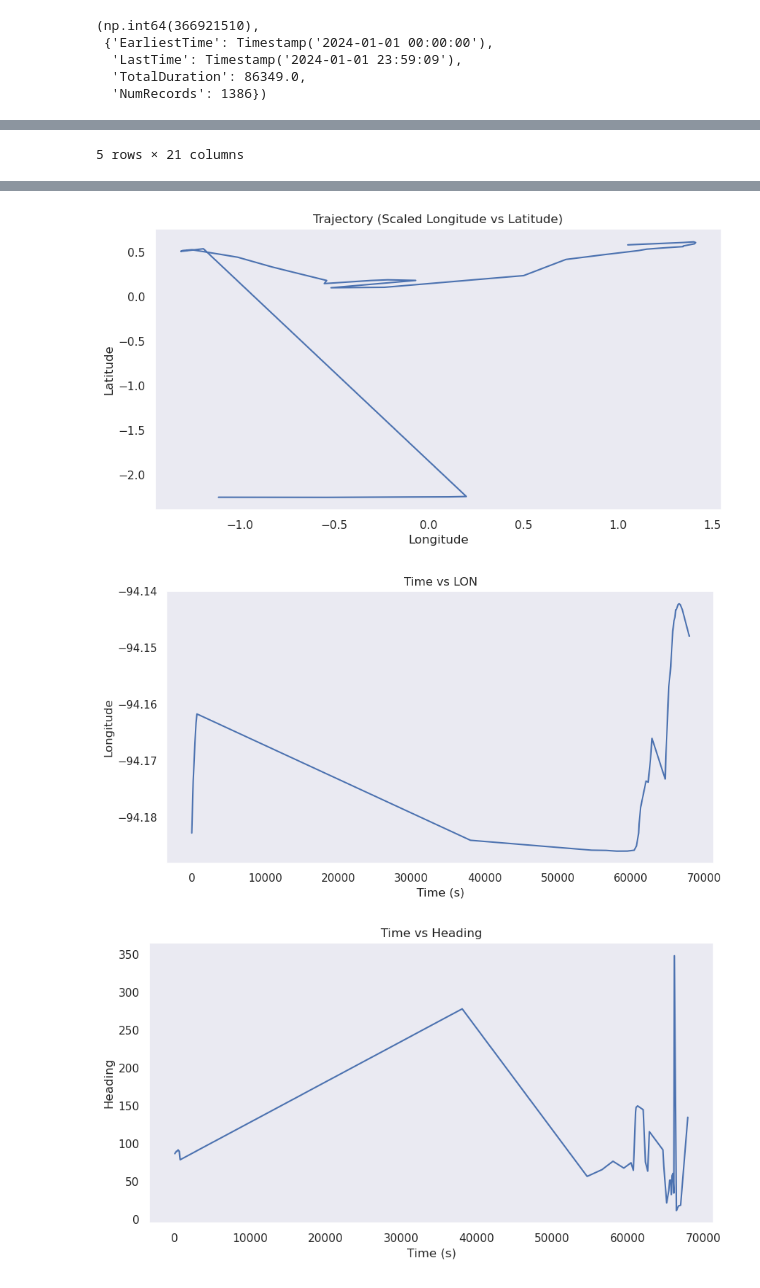
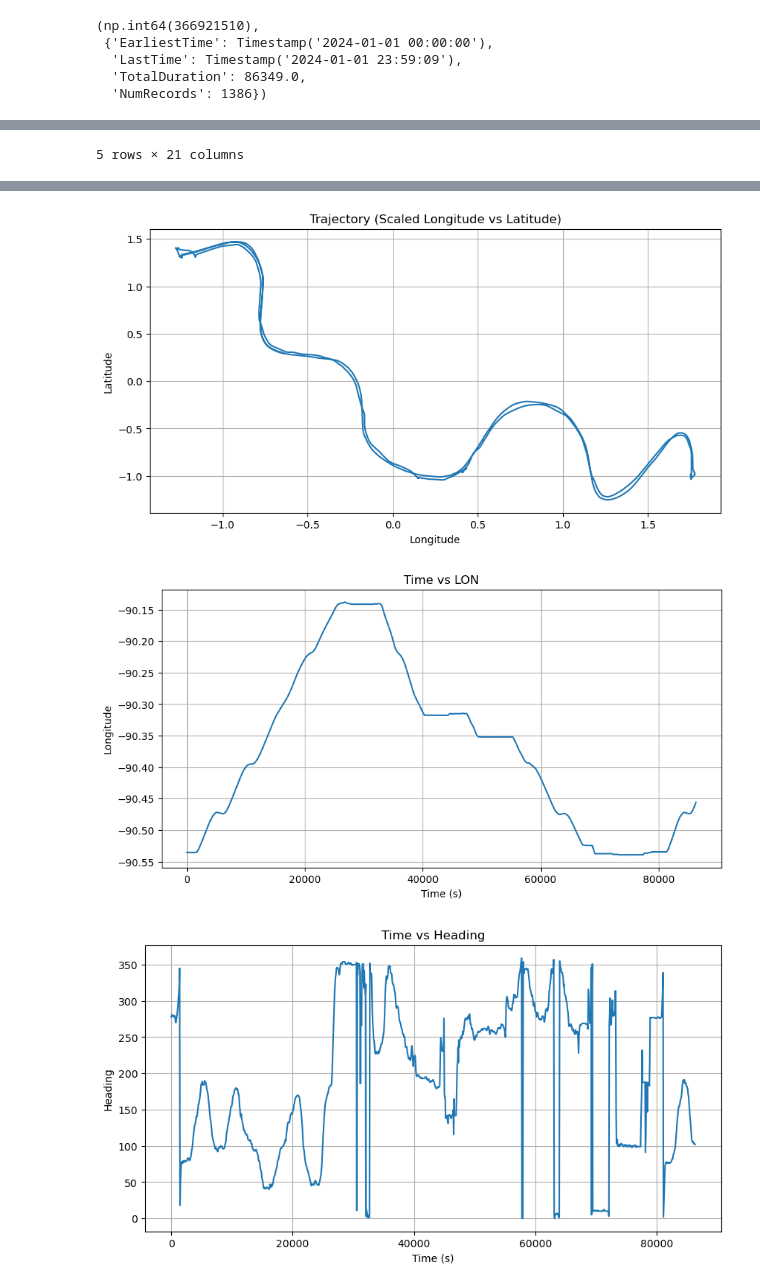
Before and after one commit to Astronauty/raytheon-ais-analysis, a Jupyter notebook: gp_test.ipynb, the cells around one changed output, grey strips where cells are left out. Saved outputs shown, nothing was run; the diff lists cells and outputs as text; code cells hidden in the pictures.

```diff
--- a/gp_test.ipynb
+++ b/gp_test.ipynb
@@ -93,7 +99,7 @@ sorted_mmsi_stats[0]
   'TotalDuration': 86349.0,
   'NumRecords': 1386})
 # %%
-single_ship_df = df[df['MMSI'] == sorted_mmsi_stats[5000][0]]
+single_ship_df = df[df['MMSI'] == sorted_mmsi_stats[500][0]]
 # single_ship_df = single_ship_df.dropna()
 display(single_ship_df.tail())
 
@@ -146,6 +152,6 @@ plt.show()
-[figure, old version]
+[figure, new version]
-[figure, old version]
+[figure, new version]
-[figure, old version]
+[figure, new version]
 # %%
 from sklearn.gaussian_process import GaussianProcessRegressor
 from sklearn.gaussian_process.kernels import *
```
Also changed, not shown: parts of 9 cells of this notebook, 25 other files.
